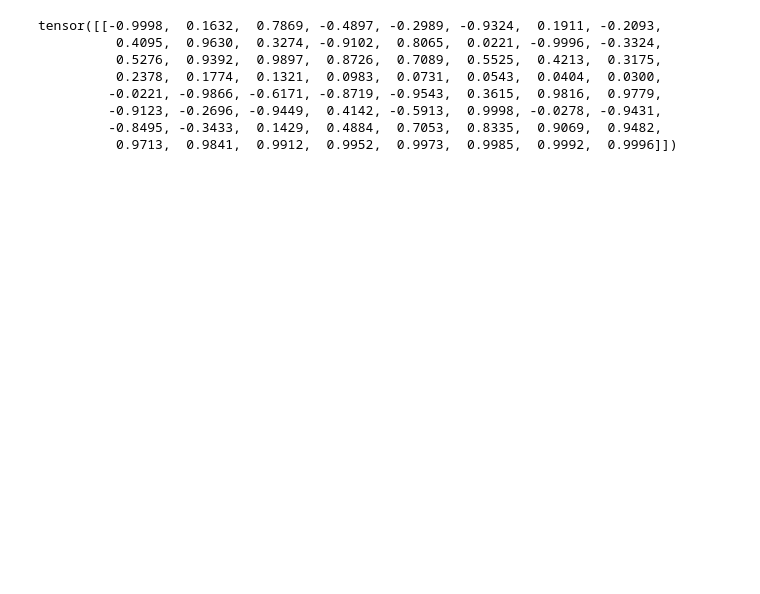
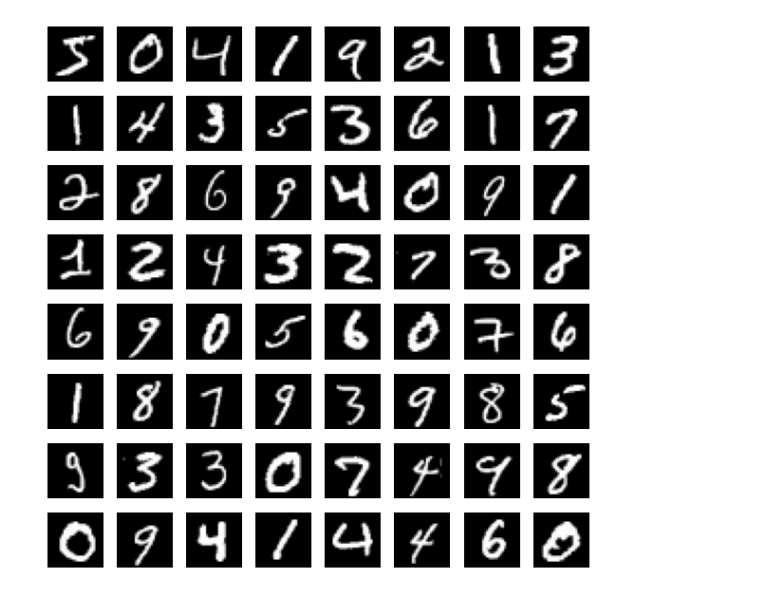
Before and after one commit to cora0526/LatentSemCom, a Jupyter notebook: test.ipynb, the cells around one changed output. Saved outputs shown, nothing was run; the diff lists cells and outputs as text; code cells hidden in the pictures; blank space fills up the shorter version.

```diff
--- a/test.ipynb
+++ b/test.ipynb
@@ -23,12 +0,0 @@ def timeembedding(t, dim):
-# %%
-t = torch.tensor([300], dtype=torch.long)
-print(timeembedding(t, 64))
-# %% [output]
-tensor([[-0.9998,  0.1632,  0.7869, -0.4897, -0.2989, -0.9324,  0.1911, -0.2093,
-          0.4095,  0.9630,  0.3274, -0.9102,  0.8065,  0.0221, -0.9996, -0.3324,
-          0.5276,  0.9392,  0.9897,  0.8726,  0.7089,  0.5525,  0.4213,  0.3175,
-          0.2378,  0.1774,  0.1321,  0.0983,  0.0731,  0.0543,  0.0404,  0.0300,
-         -0.0221, -0.9866, -0.6171, -0.8719, -0.9543,  0.3615,  0.9816,  0.9779,
-         -0.9123, -0.2696, -0.9449,  0.4142, -0.5913,  0.9998, -0.0278, -0.9431,
-         -0.8495, -0.3433,  0.1429,  0.4884,  0.7053,  0.8335,  0.9069,  0.9482,
-          0.9713,  0.9841,  0.9912,  0.9952,  0.9973,  0.9985,  0.9992,  0.9996]])
@@ -43,7 +12,33 @@ header = 1
 # %%
-tfm = transforms.Compose([
-        transforms.ToTensor(),
-        transforms.Normalize((0.5,), (0.5,))
-    ])
-ds = datasets.MNIST(root=r"D:\Python\SemCom\saved_data", train=True, download=True, transform=tfm)
-dl = DataLoader(ds, batch_size=batch_size, shuffle=True, num_workers=0, pin_memory=True)
+device = "cuda" if torch.cuda.is_available() else "cpu"
+
+transform = transforms.Compose([
+    transforms.ToTensor(),
+    transforms.Normalize((0.5,), (0.5,))
+])
+
+dataset = datasets.MNIST(
+    root="D:/Python/SemCom/saved_data",
+    train=True,
+    download=False,
+    transform=transform
+)
+
+# dataloader
+dl = torch.utils.data.DataLoader(dataset, batch_size=64, shuffle=False)
+
+fixed_x, _ = next(iter(dl))
+fixed_x = fixed_x[:64].to(device)
+# %%
+# original data
+plt.figure(figsize=(6,6))
+
+for i in range(64):
+    plt.subplot(8, 8, i+1)
+    plt.imshow(fixed_x[i].cpu().squeeze().numpy(), cmap='gray')
+    plt.axis("off")
+
+plt.tight_layout()
+plt.show()
+# %% [output]
+[figure, added]
```
Also changed, not shown: parts of 20 cells of this notebook.
